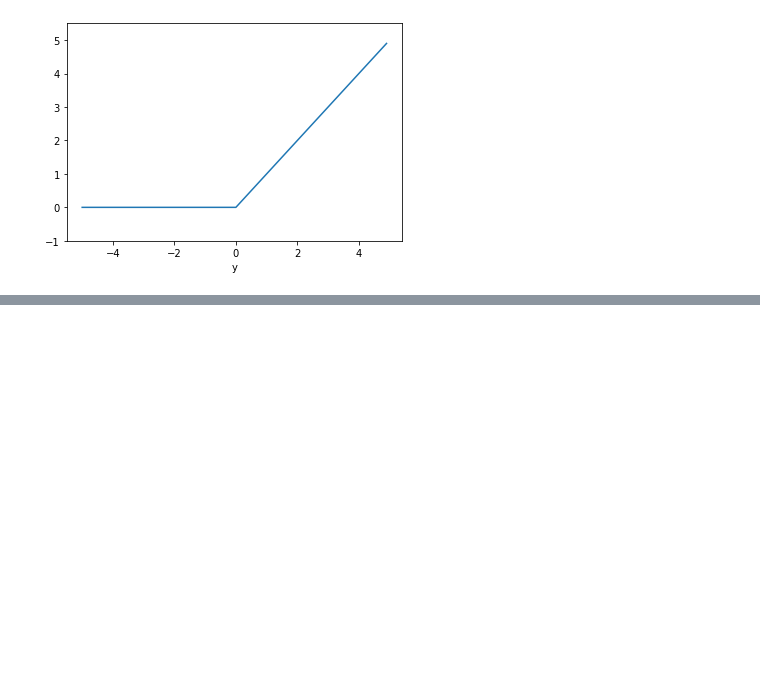
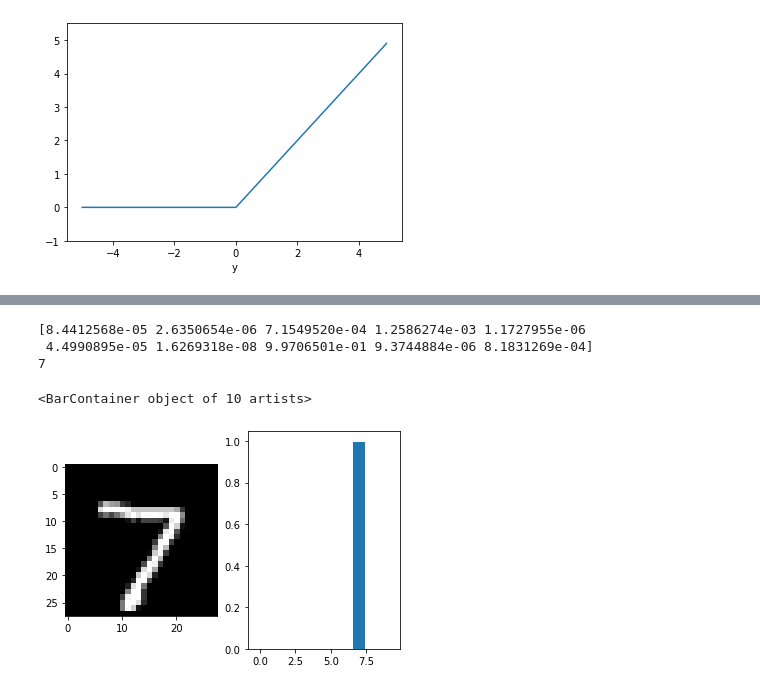
Before and after one commit to ssuai/deep_learning_from_scratch, a Jupyter notebook: ch03/neural_network.ipynb, the cells around one changed output, grey strips where cells are left out. Saved outputs shown, nothing was run; the diff lists cells and outputs as text; code cells hidden in the pictures; blank space fills up the shorter version.

```diff
--- a/ch03/neural_network.ipynb
+++ b/ch03/neural_network.ipynb
@@ -111 +181,21 @@ img_show(img)
+# %%
+# load data
+(x_train, t_train), (x_test, t_test) = load_mnist(normalize=True, flatten=True, one_hot_label=False)
+
+# predict the 1st sample
+y = predict(network, x_test[0])
+print(y)
+print(t_test[0])
+
+
+plt.subplot(121)
+plt.imshow(x_test[0].reshape(28,28),cmap='gray')
+plt.subplot(122)
+plt.bar(range(10), y)
+# %% [output]
+[8.4412568e-05 2.6350654e-06 7.1549520e-04 1.2586274e-03 1.1727955e-06
+ 4.4990895e-05 1.6269318e-08 9.9706501e-01 9.3744884e-06 8.1831269e-04]
+7
+<BarContainer object of 10 artists>
+[figure, added]
 # %%
```
Also changed, not shown: parts of 19 cells of this notebook.
